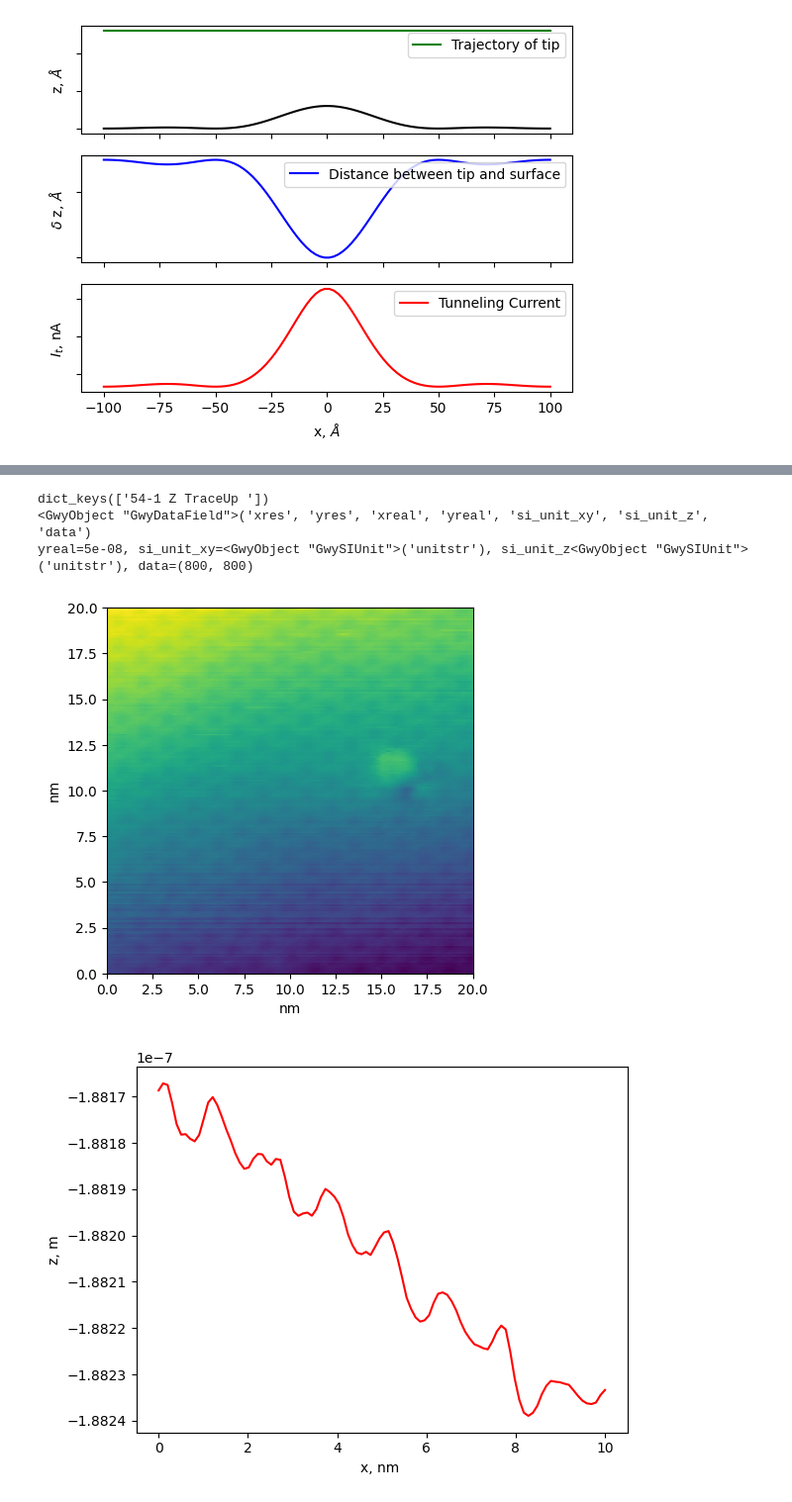
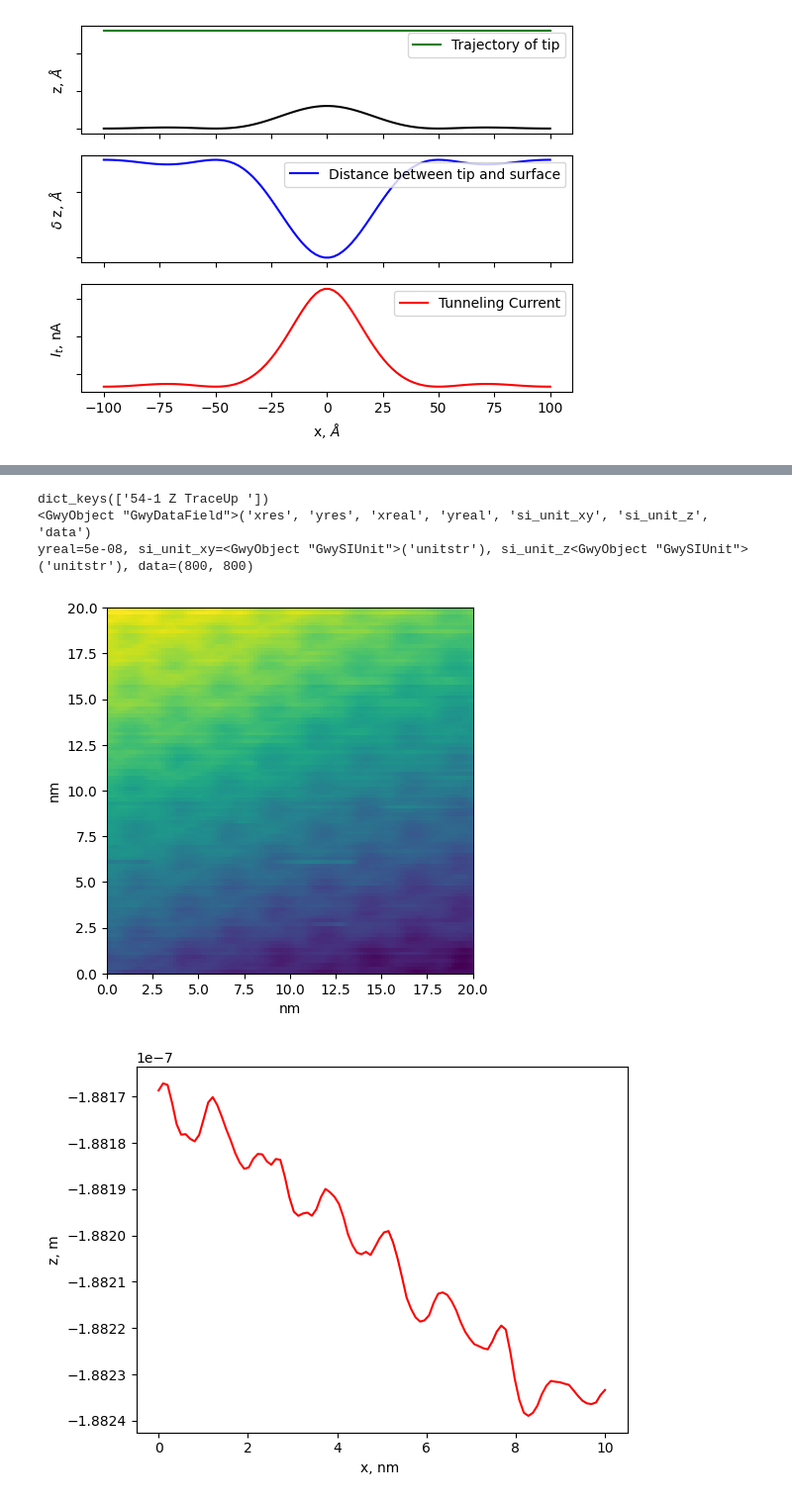
Before and after one commit to QTechEdu/QTech_notebooks, a Jupyter notebook: STM.ipynb, the cells around one changed output, grey strips where cells are left out. Shown at 99% size. Saved outputs shown, nothing was run; the diff lists cells and outputs as text; code cells hidden in the pictures.

```diff
--- a/STM.ipynb
+++ b/STM.ipynb
@@ -867,58 +886,57 @@ Requirement already satisfied: six in /usr/lib/python3/dist-packages (from gwyfi
 Note: you may need to restart the kernel to use updated packages.
 # %%
 """
-To change the sample you need to change the link in the next line "file_path = 'the_pass_to_the_file.gwy":
-        - InAs(111) - ./data_STM/InAs(111)/InAs(111).gwy
+        To change the sample, modify the file path in the following line: "file_path = 'the_pass_to_the_file.gwy".
+                - InAs(111) - ./data_STM/InAs(111)/InAs(111).gwy
 
 
-If you want to build a specified area of the surfase: ax.imshow(data[100:200, 100:200], interpolation='none', origin='upper',
-                                                                extent=(0, channel.xreal, 0, channel.yreal))
+        To visualize a specific area of the surface, use:
+                        ax.imshow(data[100:200, 100:200], interpolation='none', origin='upper', extent=(0, channel.xreal, 0, channel.yreal))
 
-                                                        # Adjusted extent for 10nm x 10nm area > channel.xreal=10
-                                                                                                 channel.yreal=10
+        To adjust the displayed area to 10 nm X 10 nm, set: channel.xreal=10, channel.yreal=10
+
 """
 
 import gwyfile
 import matplotlib.pyplot as plt
 
-file_path = './figures_STM/InAs(111).gwy'
+file_path = './figures_STM/InAs(111).gwy' # path to data-file in format .gwy
 obj = gwyfile.load(file_path)
 channels = gwyfile.util.get_datafields(obj)
 
 print(channels.keys())
 key = list(channels.keys())[0]
 channel = channels[key]
 print(channel)
 
 data = channel.data
 
 print(f"yreal={channel.yreal}, si_unit_xy={channel.si_unit_xy}, si_unit_z{channel.si_unit_z}, data={data.shape}")
 
-# Datafield objects have a `data` property to access their two-dimensional data as numpy arrays.
-# Plot the data using matplotlib.
-###########
-# 3D
+# Plot the data.
+
+######## 3D
 # fig = plt.figure()
 # ax = fig.add_subplot(111, projection='3d')
 # ax.plot_surface(np.arange(100,200), np.linspace(100,200, 100), data[100:200, 100:200], cmap='viridis')
 
-#2D: selected region
+#########2D: selected region
 fig, ax = plt.subplots()
-ax.imshow(data[100:300, 100:300], interpolation='none', origin='upper',
+ax.imshow(data[100:200, 100:200], interpolation='none', origin='upper',
         extent=(0, 20, 0, 20))
-#2D: all data
+#########2D: all data
 # ax.imshow(data, interpolation='none', origin='upper',
 #         extent=(0, channel.xreal, 0, channel.yreal))
 
 plt.xlabel('nm')
 plt.ylabel('nm')
 
 plt.show()
 # %% [output]
 dict_keys(['54-1 Z TraceUp '])
 <GwyObject "GwyDataField">('xres', 'yres', 'xreal', 'yreal', 'si_unit_xy', 'si_unit_z', 'data')
 yreal=5e-08, si_unit_xy=<GwyObject "GwySIUnit">('unitstr'), si_unit_z<GwyObject "GwySIUnit">('unitstr'), data=(800, 800)
-[figure, old version]
+[figure, new version]
 # %%
 #for plotting a cross section
 
```
Also changed, not shown: parts of 70 cells of this notebook, 17 other files.
